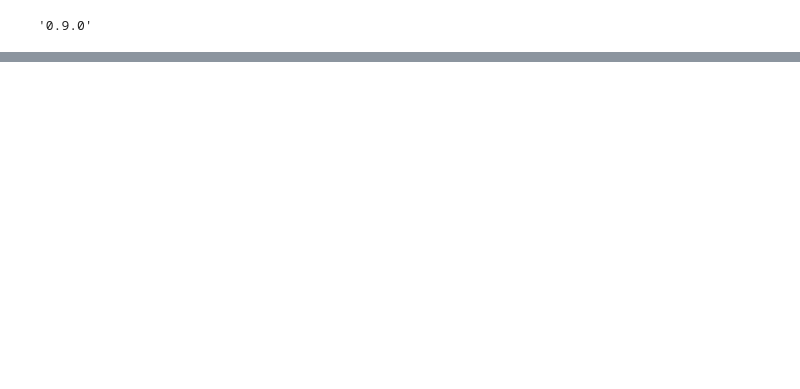
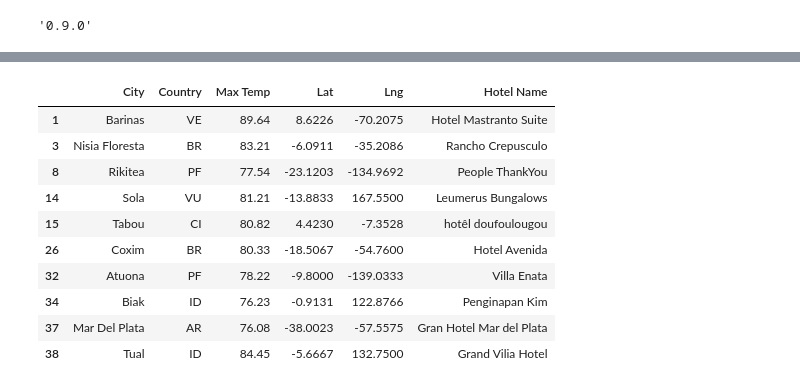
Before and after one commit to rllemos/World_Weather_Analysis, a Jupyter notebook: WeatherPy.ipynb, the cells around one changed output, grey strips where cells are left out. Saved outputs shown, nothing was run; the diff lists cells and outputs as text; code cells hidden in the pictures; blank space fills up the shorter version.

```diff
--- a/WeatherPy.ipynb
+++ b/WeatherPy.ipynb
@@ -540,0 +605,13 @@ widgets.IntSlider()
+# %%
+# Set the parameters to search for a hotel in Paris.
+params = {
+    "radius": 5000,
+    "types": "lodging",
+    "key": gkey,
+    "location": "48.8566, 2.3522"}
+# Use base URL to search for hotels in Paris.
+base_url = "https://maps.googleapis.com/maps/api/place/nearbysearch/json"
+# Make request and get the JSON data from the search.
+hotels = requests.get(base_url, params=params).json()
+
+hotels
@@ -540,0 +636,19 @@ widgets.IntSlider()
+# %%
+# Iterate through the DataFrame.
+for index, row in hotel_df.iterrows():
+    # Get the latitude and longitude.
+    lat = row["Lat"]
+    lng = row["Lng"]
+
+    # Add the latitude and longitude to location key for the params dictionary.
+    params["location"] = f"{lat},{lng}"
+
+    # Use the search term: "lodging" and our latitude and longitude.
+    base_url = "https://maps.googleapis.com/maps/api/place/nearbysearch/json"
+    # Make request and get the JSON data from the search.
+    hotels = requests.get(base_url, params=params).json()
+    # Grab the first hotel from the results and store the name.
+    try:
+        hotel_df.loc[index, "Hotel Name"] = hotels["results"][0]["name"]
+    except (IndexError):
+        print("Hotel not found...skipping.")
@@ -540,0 +666,14 @@ widgets.IntSlider()
+# %%
+hotel_df.head(10)
+# %% [output]
+|  | City | Country | Max Temp | Lat | Lng | Hotel Name |
+| 1 | Barinas | VE | 89.64 | 8.6226 | -70.2075 | Hotel Mastranto Suite |
+| 3 | Nisia Floresta | BR | 83.21 | -6.0911 | -35.2086 | Rancho Crepusculo |
+| 8 | Rikitea | PF | 77.54 | -23.1203 | -134.9692 | People ThankYou |
+| 14 | Sola | VU | 81.21 | -13.8833 | 167.5500 | Leumerus Bungalows |
+| 15 | Tabou | CI | 80.82 | 4.4230 | -7.3528 | hotêl doufoulougou |
+| 26 | Coxim | BR | 80.33 | -18.5067 | -54.7600 | Hotel Avenida |
+| 32 | Atuona | PF | 78.22 | -9.8000 | -139.0333 | Villa Enata |
+| 34 | Biak | ID | 76.23 | -0.9131 | 122.8766 | Penginapan Kim |
+| 37 | Mar Del Plata | AR | 76.08 | -38.0023 | -57.5575 | Gran Hotel Mar del Plata |
+| 38 | Tual | ID | 84.45 | -5.6667 | 132.7500 | Grand Vilia Hotel |
```
Also changed, not shown: parts of 34 cells of this notebook, 8 other files.
